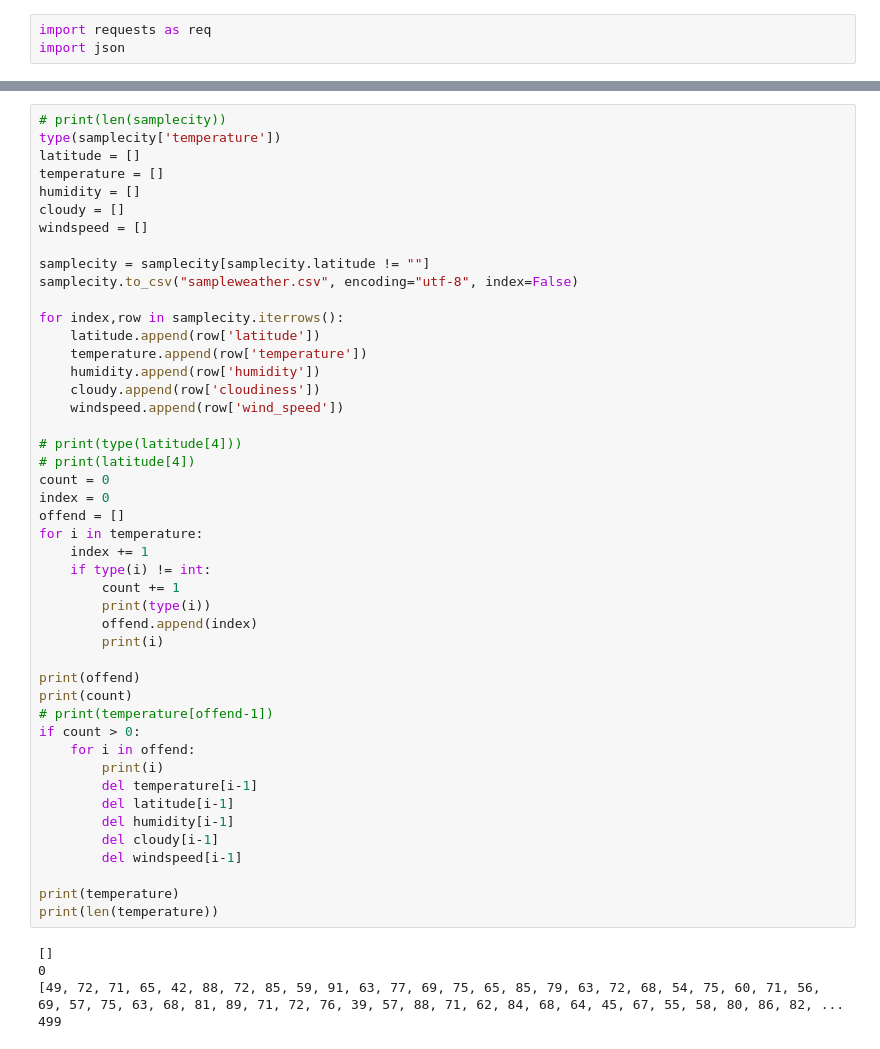
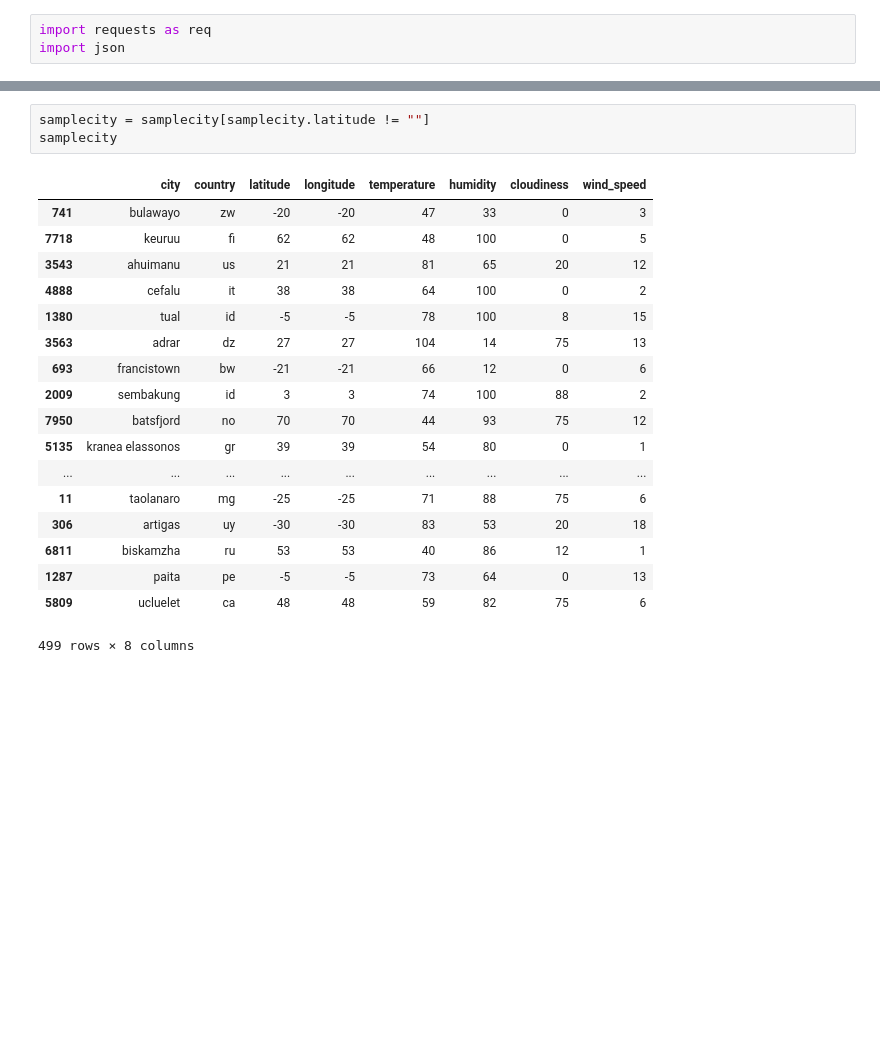
Before and after one commit to atulbhingarde/WeatherPy, a Jupyter notebook: WeatherPy.ipynb, the cells around one changed output, grey strips where cells are left out. Drawn from its saved outputs; the diff is of its cells as text; blank space fills up the shorter version.

```diff
--- a/WeatherPy.ipynb
+++ b/WeatherPy.ipynb
@@ -135,54 +137,25 @@ This is the requested URL: http://api.openweathermap.org/data/2.5/weather?appid=
-# %%
-# print(len(samplecity))
-type(samplecity['temperature'])
-latitude = []
-temperature = []
-humidity = []
-cloudy = []
-windspeed = []
-
-samplecity = samplecity[samplecity.latitude != ""]
-samplecity.to_csv("sampleweather.csv", encoding="utf-8", index=False)
-
-for index,row in samplecity.iterrows():
-    latitude.append(row['latitude'])
-    temperature.append(row['temperature'])
-    humidity.append(row['humidity'])
-    cloudy.append(row['cloudiness'])
-    windspeed.append(row['wind_speed'])
-
-# print(type(latitude[4]))
-# print(latitude[4])
-count = 0
-index = 0
-offend = []
-for i in temperature:
-    index += 1
-    if type(i) != int:
-        count += 1
-        print(type(i))
-        offend.append(index)
-        print(i)
-
-print(offend)
-print(count)
-# print(temperature[offend-1])
-if count > 0:
-    for i in offend:
-        print(i)
-        del temperature[i-1]
-        del latitude[i-1]
-        del humidity[i-1]
-        del cloudy[i-1]
-        del windspeed[i-1]
-
-print(temperature)
-print(len(temperature))
-# %% [output]
-[]
-0
-[49, 72, 71, 65, 42, 88, 72, 85, 59, 91, 63, 77, 69, 75, 65, 85, 79, 63, 72, 68, 54, 75, 60, 71, 56, 69, 57, 75, 63, 68, 81, 89, 71, 72, 76, 39, 57, 88, 71, 62, 84, 68, 64, 45, 67, 55, 58, 80, 86, 82, ...
-499
+# %%
+samplecity = samplecity[samplecity.latitude != ""]
+samplecity
+# %% [output]
+|  | city | country | latitude | longitude | temperature | humidity | cloudiness | wind_speed |
+| 741 | bulawayo | zw | -20 | -20 | 47 | 33 | 0 | 3 |
+| 7718 | keuruu | fi | 62 | 62 | 48 | 100 | 0 | 5 |
+| 3543 | ahuimanu | us | 21 | 21 | 81 | 65 | 20 | 12 |
+| 4888 | cefalu | it | 38 | 38 | 64 | 100 | 0 | 2 |
+| 1380 | tual | id | -5 | -5 | 78 | 100 | 8 | 15 |
+| 3563 | adrar | dz | 27 | 27 | 104 | 14 | 75 | 13 |
+| 693 | francistown | bw | -21 | -21 | 66 | 12 | 0 | 6 |
+| 2009 | sembakung | id | 3 | 3 | 74 | 100 | 88 | 2 |
+| 7950 | batsfjord | no | 70 | 70 | 44 | 93 | 75 | 12 |
+| 5135 | kranea elassonos | gr | 39 | 39 | 54 | 80 | 0 | 1 |
+| ... | ... | ... | ... | ... | ... | ... | ... | ... |
+| 11 | taolanaro | mg | -25 | -25 | 71 | 88 | 75 | 6 |
+| 306 | artigas | uy | -30 | -30 | 83 | 53 | 20 | 18 |
+| 6811 | biskamzha | ru | 53 | 53 | 40 | 86 | 12 | 1 |
+| 1287 | paita | pe | -5 | -5 | 73 | 64 | 0 | 13 |
+| 5809 | ucluelet | ca | 48 | 48 | 59 | 82 | 75 | 6 |
+499 rows × 8 columns
 # %%
 # import datetime
 # date = datetime.date.today()
```
Also changed, not shown: parts of 10 cells of this notebook, 2 other files.
